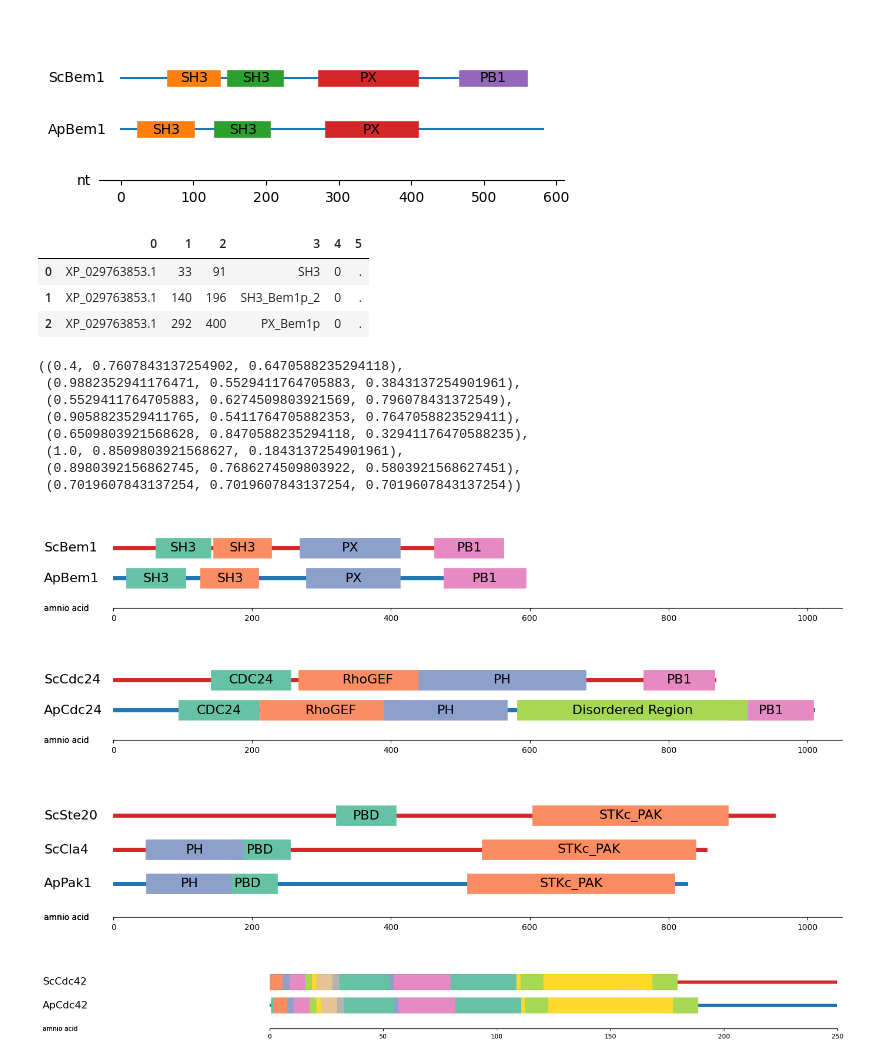
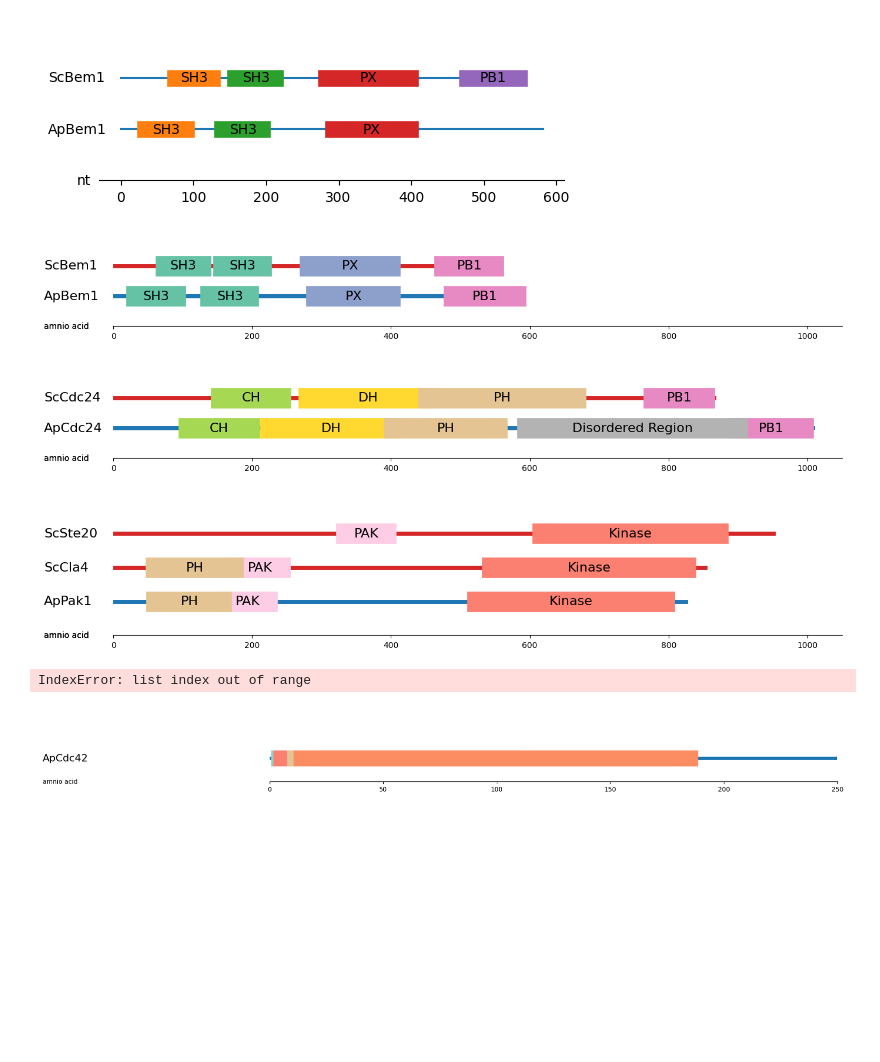
Before and after one commit to crockeraw/PolarityProject, a Jupyter notebook: proj/fig1-homology/notebooks/plotting-homologs.ipynb, the cells around one changed output. Cells and saved outputs as stored; diff of their text form; code cells hidden in the pictures; blank space fills up the shorter version.

Commit message:
made same domains same colors

```diff
--- a/proj/fig1-homology/notebooks/plotting-homologs.ipynb
+++ b/proj/fig1-homology/notebooks/plotting-homologs.ipynb
@@ -69,24 +69,6 @@ Text(513.0, 2, 'PB1')
 import pandas as pd
 #header=["gene", "start", "stop", "domain", "misc", "junk"]
 df = pd.read_csv("../annotations/ApBem1_Features.BED", sep="\t", header=None)
-# %%
-df
-# %% [output]
-|  | 0 | 1 | 2 | 3 | 4 | 5 |
-| 0 | XP_029763853.1 | 33 | 91 | SH3 | 0 | . |
-| 1 | XP_029763853.1 | 140 | 196 | SH3_Bem1p_2 | 0 | . |
-| 2 | XP_029763853.1 | 292 | 400 | PX_Bem1p | 0 | . |
-# %%
-plt.cm.Set2.colors
-# %% [output]
-((0.4, 0.7607843137254902, 0.6470588235294118),
- (0.9882352941176471, 0.5529411764705883, 0.3843137254901961),
- (0.5529411764705883, 0.6274509803921569, 0.796078431372549),
- (0.9058823529411765, 0.5411764705882353, 0.7647058823529411),
- (0.6509803921568628, 0.8470588235294118, 0.32941176470588235),
- (1.0, 0.8509803921568627, 0.1843137254901961),
- (0.8980392156862745, 0.7686274509803922, 0.5803921568627451),
- (0.7019607843137254, 0.7019607843137254, 0.7019607843137254))
 # %%
 fig, ax = plt.subplots(figsize=(16, 2))
 ax.set_ylim(0,3)
@@ -98,8 +80,9 @@ ax.spines['left'].set_visible(False)
 seq_name = ["ApBem1","ScBem1"]
 seq_len = [583, 558]
 
+cset3 = plt.cm.Set2.colors + plt.cm.Set3.colors + plt.cm.Set1.colors
+
 for n, name in enumerate(seq_name):
-    ax.set_prop_cycle("color", plt.cm.Set2.colors)
     df = pd.read_csv(f"../annotations/{name}_Features.BED", sep="\t", header=None)
     # ax.get_xaxis().set_ticks([])
     ax.get_yaxis().set_ticks([])
@@ -107,16 +90,17 @@ for n, name in enumerate(seq_name):
     ax.text(-100,0,s="amnio acid", va="center")
     plt.text(-100,n+1, s=name, va="center", fontsize=16)
     # Add box and label for each feature on sequence
+    color_list = [[0,0,2,3],[0,0,2,3]]
     for index, row in df.iterrows():
         feat = row[3]
         start= row[1]
         stop= row[2]
-        ax.plot(np.arange(start=start, stop=stop), np.ones(stop-start)*(n+1), linewidth=25)
+        ax.plot(np.arange(start=start, stop=stop), np.ones(stop-start)*(n+1), linewidth=25, color=cset3[color_list[n][index]])
         ax.text((stop+start)/2, n+1, s=feat, ha="center", va="center", fontsize=16)
         ax.set_xlim(0,1050)
 plt.savefig("feat_Bem1.png",transparent=True)
 # %% [output]
-[figure, old version]
+[figure, new version]
 # %%
 fig, ax = plt.subplots(figsize=(16, 2))
 ax.set_ylim(0,3)
@@ -136,17 +120,17 @@ for n, name in enumerate(seq_name):
     ax.plot(np.arange(seq_len[n]), np.ones(seq_len[n])*(n+1), color=["C0","C3"][n], linewidth=5)
     ax.text(-100,0,s="amnio acid", va="center")
     plt.text(-100,n+1, s=name, va="center", fontsize=16)
-    # Add box and label for each feature on sequence
+    color_list = [[4,5,6,3,7],[4,5,6,3]]
     for index, row in df.iterrows():
         feat = row[3]
         start= row[1]
         stop= row[2]
-        ax.plot(np.arange(start=start, stop=stop), np.ones(stop-start)*(n+1), linewidth=25)
+        ax.plot(np.arange(start=start, stop=stop), np.ones(stop-start)*(n+1), linewidth=25, color=cset3[color_list[n][index]])
         ax.text((stop+start)/2, n+1, s=feat, ha="center", va="center", fontsize=16)
         ax.set_xlim(0,1050)
 plt.savefig("feat_Cdc24.png",transparent=True)
 # %% [output]
-[figure, old version]
+[figure, new version]
 # %%
 fig, ax = plt.subplots(figsize=(16, 3))
 ax.set_ylim(0,4)
@@ -166,44 +150,46 @@ for n, name in enumerate(seq_name):
     ax.plot(np.arange(seq_len[n]), np.ones(seq_len[n])*(n+1), color=["C0","C3","C3"][n], linewidth=5)
     ax.text(-100,0,s="amnio acid", va="center")
     plt.text(-100,n+1, s=name, va="center", fontsize=16)
-    # Add box and label for each feature on sequence
+    color_list = [[15,11,6],[15,11,6],[15,11]]
     for index, row in df.iterrows():
         feat = row[3]
         start= row[1]
         stop= row[2]
-        ax.plot(np.arange(start=start, stop=stop), np.ones(stop-start)*(n+1), linewidth=25)
+        ax.plot(np.arange(start=start, stop=stop), np.ones(stop-start)*(n+1), linewidth=25, color=cset3[color_list[n][index]])
         ax.text((stop+start)/2, n+1, s=feat, ha="center", va="center", fontsize=16)
         ax.set_xlim(0,1050)
 plt.savefig("feat_Pak1.png",transparent=True)
 # %% [output]
-[figure, old version]
+[figure, new version]
 # %%
 fig, ax = plt.subplots(figsize=(16, 2))
 ax.set_ylim(0,3)
 ax.spines['top'].set_visible(False)
 ax.spines['right'].set_visible(False)
 ax.spines['bottom'].set_visible(True)
 ax.spines['left'].set_visible(False)
 
 seq_name = ["ApCdc42","ScCdc42"]
 seq_len = [250, 250]
 
 for n, name in enumerate(seq_name):
     ax.set_prop_cycle("color", plt.cm.Set2.colors)
     df = pd.read_csv(f"../annotations/{name}_siteFeatures.BED", sep="\t", header=None)
     # ax.get_xaxis().set_ticks([])
     ax.get_yaxis().set_ticks([])
     ax.plot(np.arange(seq_len[n]), np.ones(seq_len[n])*(n+1), color=["C0","C3"][n], linewidth=5)
     ax.text(-100,0,s="amnio acid", va="center")
     plt.text(-100,n+1, s=name, va="center", fontsize=16)
     # Add box and label for each feature on sequence
+    color_list = [[8,11,6,1,1,1],[8,11,6,1,1,1]]
     for index, row in df.iterrows():
         feat = row[3]
         start= row[1]
         stop= row[2]
-        ax.plot(np.arange(start=start, stop=stop), np.ones(stop-start)*(n+1), linewidth=25)
+        ax.plot(np.arange(start=start, stop=stop), np.ones(stop-start)*(n+1), linewidth=25, color=cset3[color_list[n][index]])
         #ax.text((stop+start)/2, n+1, s=feat, ha="center", va="center", fontsize=16)
         ax.set_xlim(0,250)
 #plt.savefig("sitefeat_Cdc42.png")
 # %% [output]
+IndexError: list index out of range
-[figure, old version]
+[figure, new version]
```
